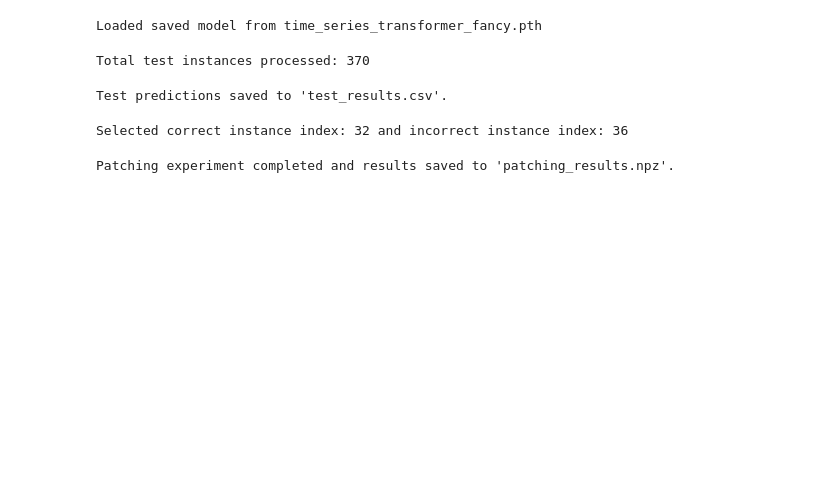
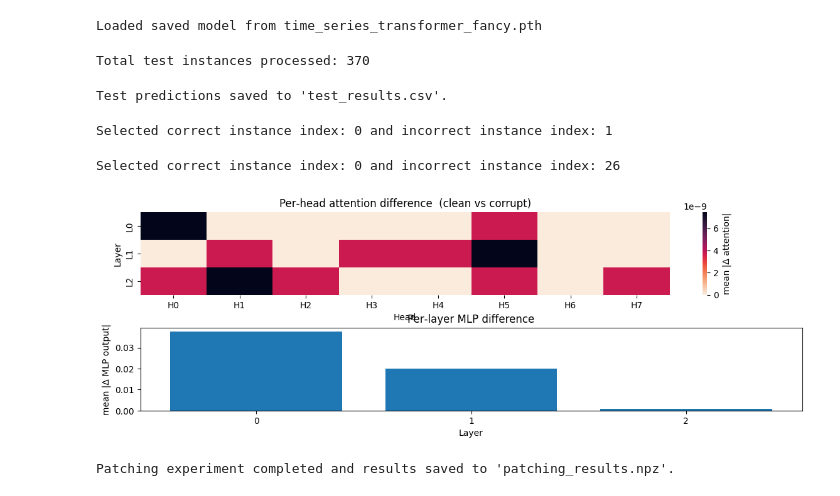
Before and after one commit to mathiisk/Mechanical-Interpretability, a Jupyter notebook: TST/TSTPatching.ipynb, the cells around one changed output. Drawn from its saved outputs; the diff is of its cells as text; code cells hidden in the pictures; blank space fills up the shorter version.

```diff
--- a/TST/TSTPatching.ipynb
+++ b/TST/TSTPatching.ipynb
@@ -154,14 +139,14 @@ def load_test_instances(chosen_correct_index, chosen_incorrect_index):
 # --- Manual selection ---
 # After reviewing test_results.csv, set these indices to the desired instances.
 # For example:
-chosen_correct_index = 32  # change this to the index you want (a correct instance)
-chosen_incorrect_index = 36  # change this to the index you want (a misclassified instance)
+chosen_correct_index = 0  # change this to the index you want (a correct instance)
+chosen_incorrect_index = 1  # change this to the index you want (a misclassified instance)
 correct_instance, incorrect_instance = load_test_instances(chosen_correct_index, chosen_incorrect_index)
 
 # Choose a transformer encoder layer index to patch.
 patch_layer_index = 1  # adjust as desired
 # %% [output]
-Selected correct instance index: 32 and incorrect instance index: 36
+Selected correct instance index: 0 and incorrect instance index: 1
 # %%
 def summarize_diffs(model, clean_inst, corrupt_inst, device):
     """
@@ -244,7 +229,7 @@ def plot_diffs(attn_diff, mlp_diff):
     ax1.set_xlabel("Head");  ax1.set_ylabel("Layer")
 
     # ---- MLP bar chart ----
-    ax2.bar(np.arange(layers), mlp_diff.numpy())
+    ax2.bar(np.arange(layers), mlp_diff.detach().numpy())
     ax2.set_xticks(np.arange(layers)); ax2.set_xlabel("Layer")
     ax2.set_ylabel("mean |Δ MLP output|")
     ax2.set_title("Per‑layer MLP difference")
@@ -281,3 +239,15 @@ def plot_attn_heads_fast(attn_diff, fname="attn_diff.png"):
+# %%
+# --- Manual selection ---
+# After reviewing test_results.csv, set these indices to the desired instances.
+# For example:
+chosen_correct_index = 0 # change this to the index you want (a correct instance)
+chosen_incorrect_index = 26  # change this to the index you want (a misclassified instance)
+correct_instance, incorrect_instance = load_test_instances(chosen_correct_index, chosen_incorrect_index)
+# %% [output]
+Selected correct instance index: 0 and incorrect instance index: 26
 # %%
-# attn_diff, mlp_diff = summarize_diffs(model, correct_instance, incorrect_instance, device)
-# plot_diffs(attn_diff, mlp_diff)
+%matplotlib inline
+attn_diff, mlp_diff = summarize_diffs(model, correct_instance, incorrect_instance, device)
+plot_diffs(attn_diff, mlp_diff)
+# %% [output]
+[figure, added]
```
Also changed, not shown: parts of 5 cells of this notebook, 3 other files.
